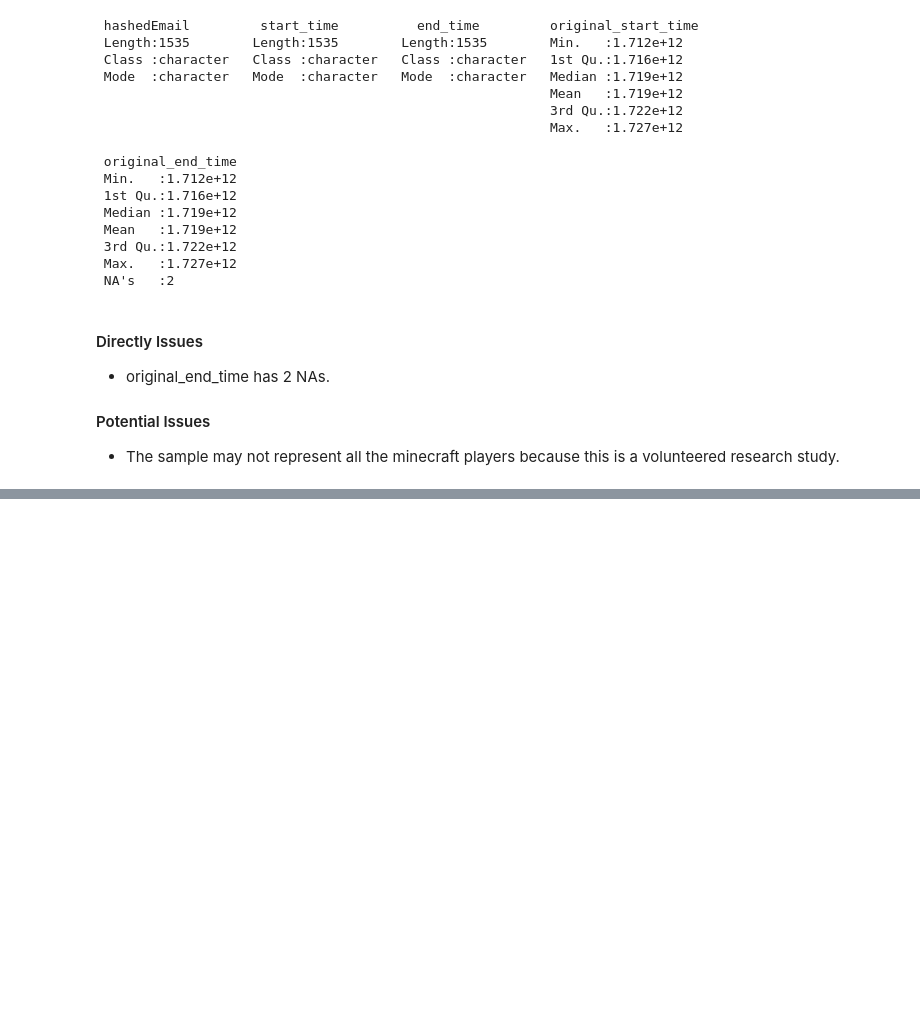
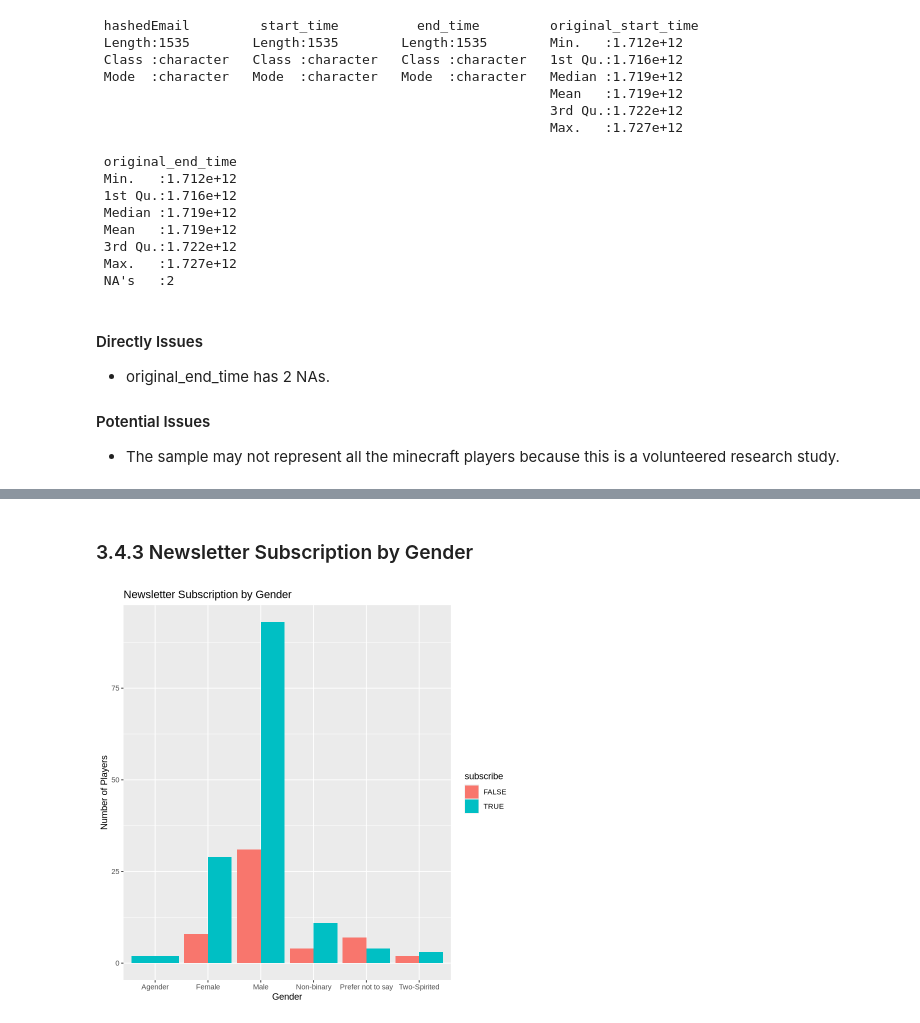
Before and after one commit to cxlu930/dsci-100-individual, a Jupyter notebook: Individual_stage.ipynb, the cells around one changed output, grey strips where cells are left out. Cells and saved outputs as stored; diff of their text form; code cells hidden in the pictures; blank space fills up the shorter version.

```diff
--- a/Individual_stage.ipynb
+++ b/Individual_stage.ipynb
@@ -149,0 +226,8 @@ ggplot(players, aes(x=experience, fill = subscribe)) +
+# %% [markdown]
+### 3.4.3 Newsletter Subscription by Gender
+# %%
+ggplot(players_clean, aes(x=gender, fill = subscribe)) +
+    geom_bar(position="dodge") +
+    labs(title = "Newsletter Subscription by Gender", x = "Gender", y = "Number of Players")
+# %% [output]
+[figure, added]
```
Also changed, not shown: parts of 14 cells of this notebook.
